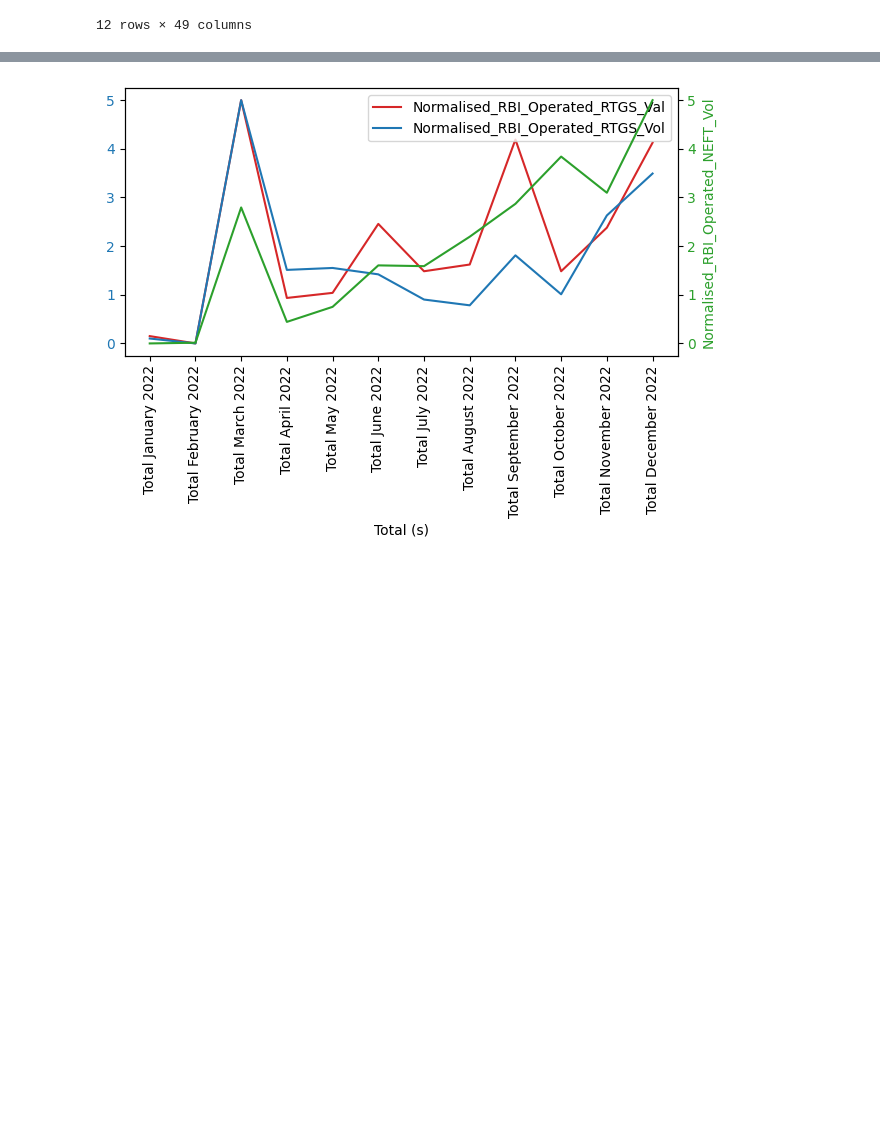
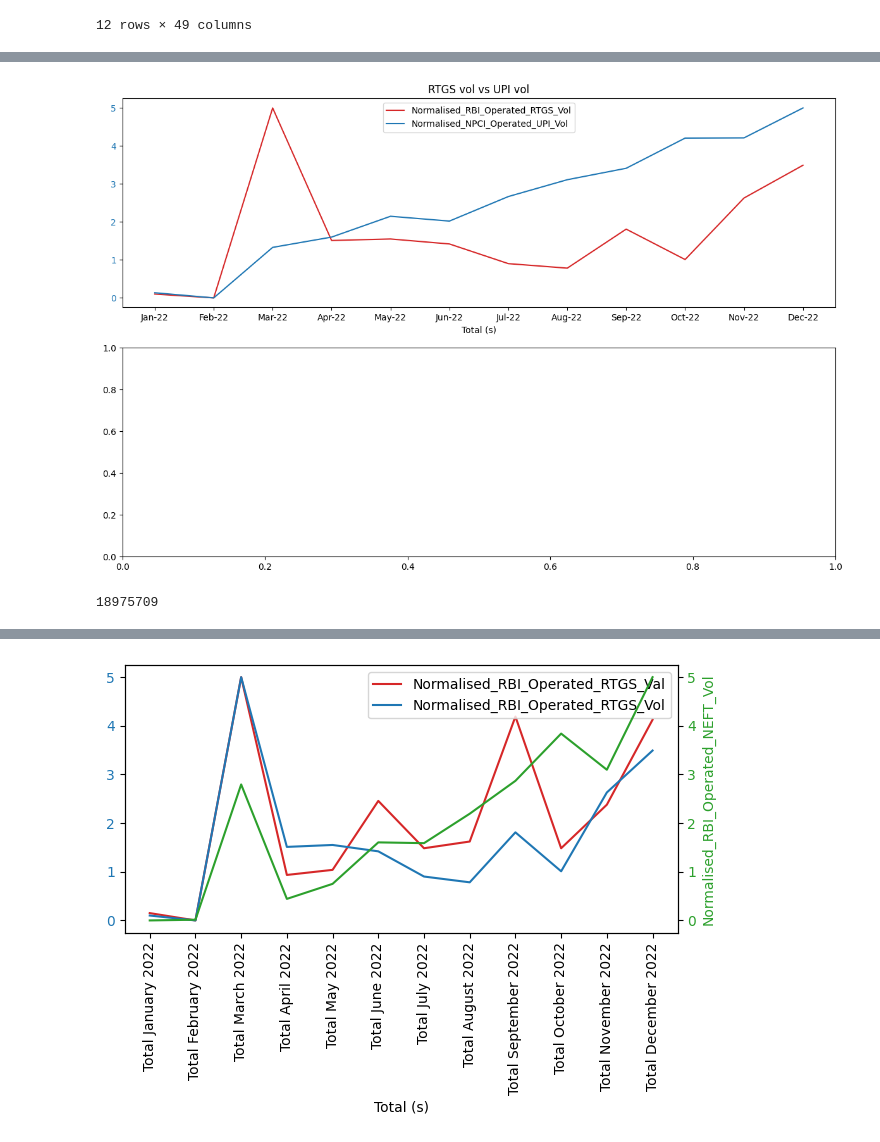
Before and after one commit to kxrxn08/DigitalTransactionAnalysis, a Jupyter notebook: DataCleaning/Quarterly.ipynb, the cells around one changed output, grey strips where cells are left out. Drawn from its saved outputs; the diff is of its cells as text; code cells hidden in the pictures; blank space fills up the shorter version.

```diff
--- a/DataCleaning/Quarterly.ipynb
+++ b/DataCleaning/Quarterly.ipynb
@@ -638,4 +638,34 @@ new_df
 12 rows × 25 columns
+# %%
+import matplotlib.pyplot as plt
+import numpy as np
+
+fig, ax = plt.subplots(2,1,figsize=(12,8))
+
+# chart1
+y1='Normalised_RBI_Operated_RTGS_Vol'
+y2='Normalised_RBI_Operated_NEFT_Vol'
+y3='Normalised_NPCI_Operated_UPI_Vol'
+color = 'tab:red'
+color2 = 'tab:blue'
+color3='tab:green'
+ax[0].set_title("RTGS vol vs UPI vol")
+ax[0].set_xlabel('Total (s)')
+ax[0].plot(new_df['Total'], new_df[y1], color=color,label=y1)
+ax[0].tick_params(axis='y', labelcolor=color)
+ax[0].plot(new_df['Total'], new_df[y3], color=color2,label=y3)
+ax[0].tick_params(axis='y', labelcolor=color2)
+# ax[0].plot(new_df['Total'], new_df[y3], color=color3,label=y3)
+# ax[0].tick_params(axis='y', labelcolor=color3)
+ax[0].legend(loc=9)
+plt.tight_layout()
+plt.show()
+# %% [output]
+[figure, added]
+# %%
+135688187-116712478
+# %% [output]
+18975709
 # %%
 import matplotlib.pyplot as plt
 import numpy as np
```
Also changed, not shown: parts of 5 cells of this notebook, 6 other files.
